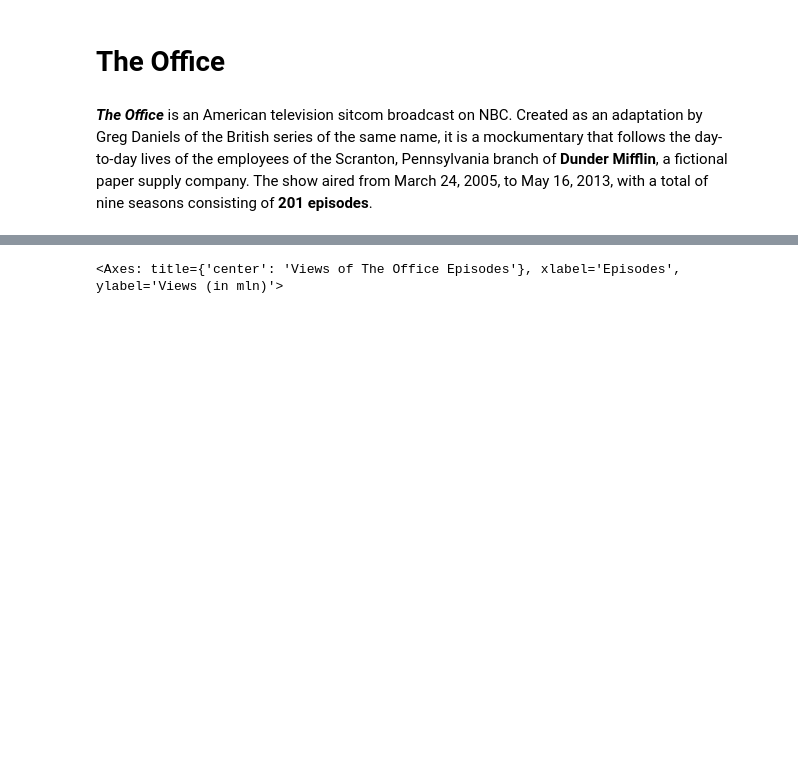
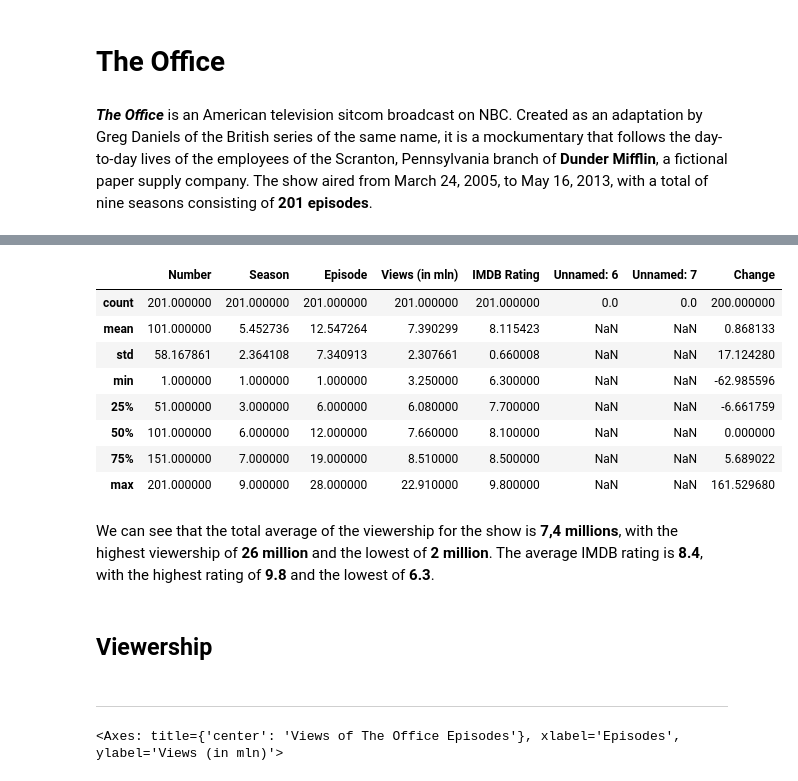
Before and after one commit to asmisiak/RR_report, a Jupyter notebook: RR_Report.ipynb, the cells around one changed output, grey strips where cells are left out. Drawn from its saved outputs; the diff is of its cells as text; code cells hidden in the pictures; blank space fills up the shorter version.

```diff
--- a/RR_Report.ipynb
+++ b/RR_Report.ipynb
@@ -17,3 +24,21 @@ data['Change'] = data['Views (in mln)'].pct_change()* 100
+# %%
+data.describe()
+# %% [output]
+|  | Number | Season | Episode | Views (in mln) | IMDB Rating | Unnamed: 6 | Unnamed: 7 | Change |
+| count | 201.000000 | 201.000000 | 201.000000 | 201.000000 | 201.000000 | 0.0 | 0.0 | 200.000000 |
+| mean | 101.000000 | 5.452736 | 12.547264 | 7.390299 | 8.115423 | NaN | NaN | 0.868133 |
+| std | 58.167861 | 2.364108 | 7.340913 | 2.307661 | 0.660008 | NaN | NaN | 17.124280 |
+| min | 1.000000 | 1.000000 | 1.000000 | 3.250000 | 6.300000 | NaN | NaN | -62.985596 |
+| 25% | 51.000000 | 3.000000 | 6.000000 | 6.080000 | 7.700000 | NaN | NaN | -6.661759 |
+| 50% | 101.000000 | 6.000000 | 12.000000 | 7.660000 | 8.100000 | NaN | NaN | 0.000000 |
+| 75% | 151.000000 | 7.000000 | 19.000000 | 8.510000 | 8.500000 | NaN | NaN | 5.689022 |
+| max | 201.000000 | 9.000000 | 28.000000 | 22.910000 | 9.800000 | NaN | NaN | 161.529680 |
+# %% [markdown]
+We can see that the total average of the viewership for the show is **7,4 millions**, with the highest viewership of **26 million** and the lowest of **2 million**. The average IMDB rating is **8.4**, with the highest rating of **9.8** and the lowest of **6.3**.
+# %% [markdown]
+## Viewership
+# %% [markdown]
+***
 # %%
 data['Views (in mln)'].plot(figsize=(12, 6), title='Views of The Office Episodes', xlabel='Episodes', ylabel='Views (in mln)', color='blue')
 # %% [output]
```
Also changed, not shown: parts of 6 cells of this notebook.
